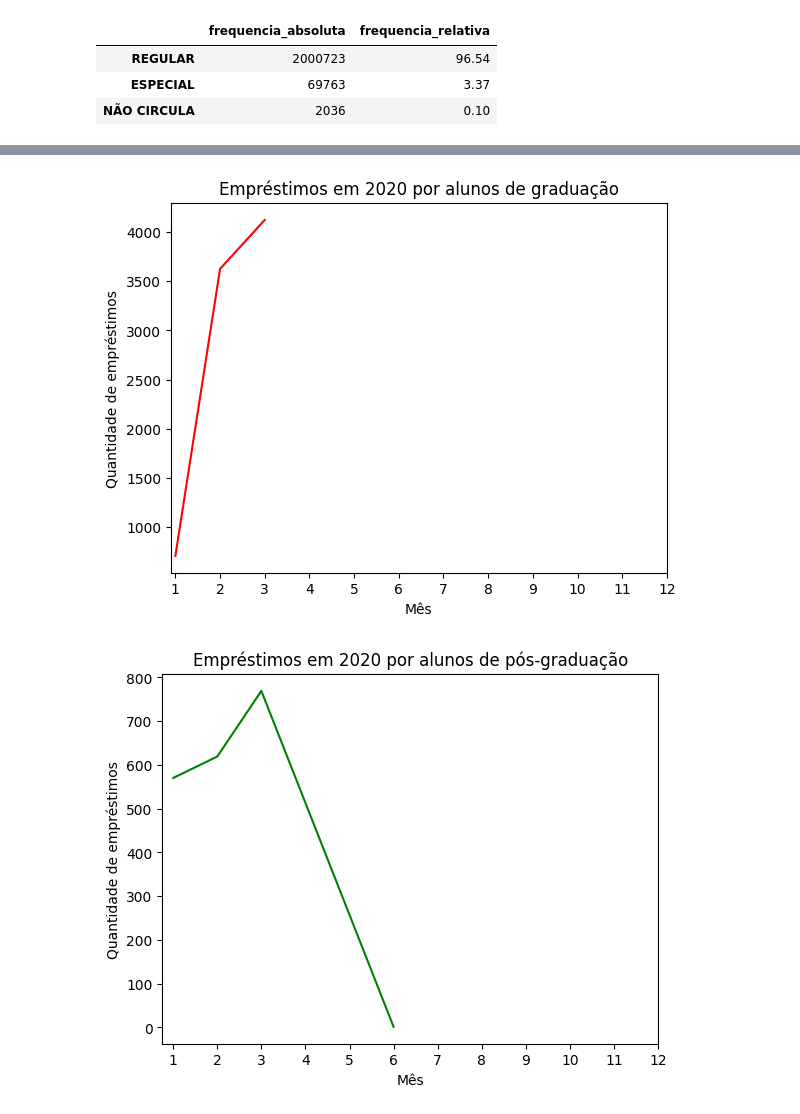
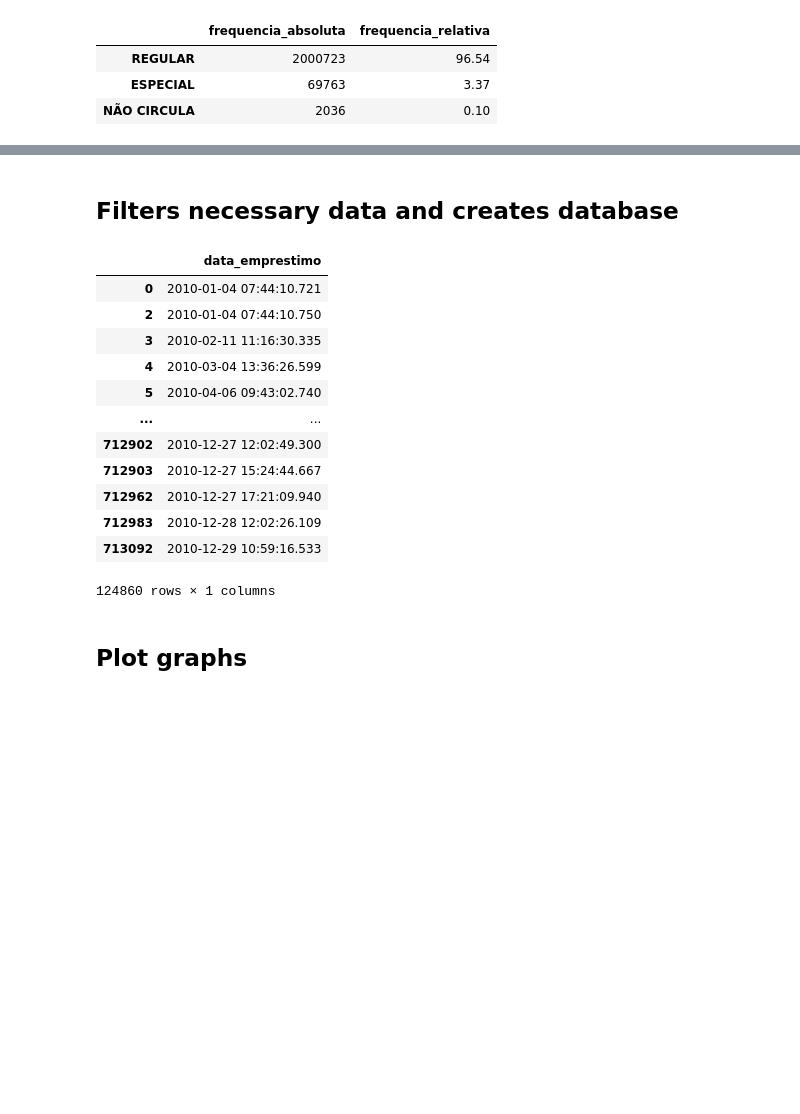
Before and after one commit to MateusViotto/Data-Analysis-with-Python-Pandas, a Jupyter notebook: 7DaysToCode_PythonPandas_Day1.ipynb, the cells around one changed output, grey strips where cells are left out. Drawn from its saved outputs; the diff is of its cells as text; code cells hidden in the pictures; blank space fills up the shorter version.

```diff
--- a/7DaysToCode_PythonPandas_Day1.ipynb
+++ b/7DaysToCode_PythonPandas_Day1.ipynb
@@ -381,5 +298,35 @@ YearlyLoans(2019)
-# %%
-YearlyLoans(2020)
-# %% [output]
-[figure, removed]
-[figure, removed]
+# %% [markdown]
+## Filters necessary data and creates database
+# %%
+df_base = df.loc[(df['colecao'] == 'Acervo Circulante') & ((df['tipo_vinculo_usuario'] == 'ALUNO DE GRADUAÇÃO') |
+(df['tipo_vinculo_usuario'] == 'ALUNO DE PÓS-GRADUAÇÃO')), ['data_emprestimo', 'tipo_vinculo_usuario']]
+df_base['data_emprestimo'] = pd.to_datetime(df_base['data_emprestimo'])
+
+df_graduacao = []
+df_posgrad = []
+for i in range(11):
+    df_graduacao.append(df_base.loc[(df_base['data_emprestimo'].dt.year == (2010 + i))
+& (df_base['tipo_vinculo_usuario'] == 'ALUNO DE GRADUAÇÃO'), ['data_emprestimo']])
+    df_posgrad.append(df_base.loc[(df_base['data_emprestimo'].dt.year == (2010 + i))
+& (df_base['tipo_vinculo_usuario'] == 'ALUNO DE PÓS-GRADUAÇÃO'), ['data_emprestimo']])
+
+display(df_graduacao[0])
+for k in range(11):
+    df_graduacao[k]['data_emprestimo'] = df_graduacao[k]['data_emprestimo'].dt.month
+    df_posgrad[k]['data_emprestimo'] = df_posgrad[k]['data_emprestimo'].dt.month
+# %% [output]
+|  | data_emprestimo |
+| 0 | 2010-01-04 07:44:10.721 |
+| 2 | 2010-01-04 07:44:10.750 |
+| 3 | 2010-02-11 11:16:30.335 |
+| 4 | 2010-03-04 13:36:26.599 |
+| 5 | 2010-04-06 09:43:02.740 |
+| ... | ... |
+| 712902 | 2010-12-27 12:02:49.300 |
+| 712903 | 2010-12-27 15:24:44.667 |
+| 712962 | 2010-12-27 17:21:09.940 |
+| 712983 | 2010-12-28 12:02:26.109 |
+| 713092 | 2010-12-29 10:59:16.533 |
+124860 rows × 1 columns
+# %% [markdown]
+## Plot graphs
```
Also changed, not shown: parts of 34 cells of this notebook.
